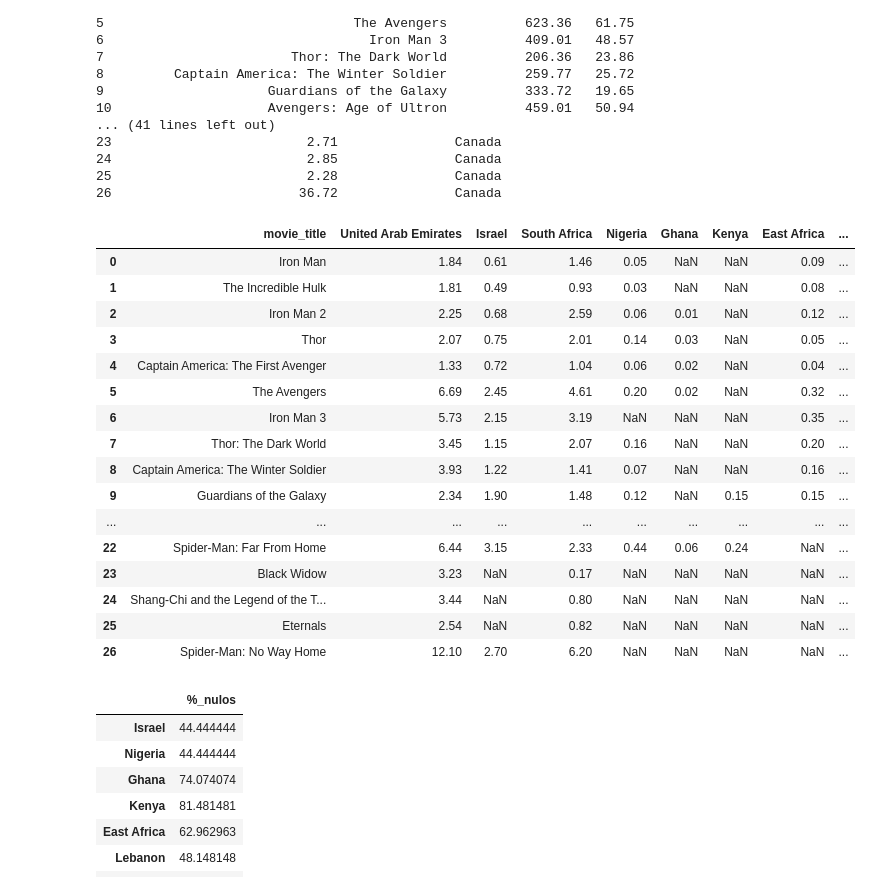
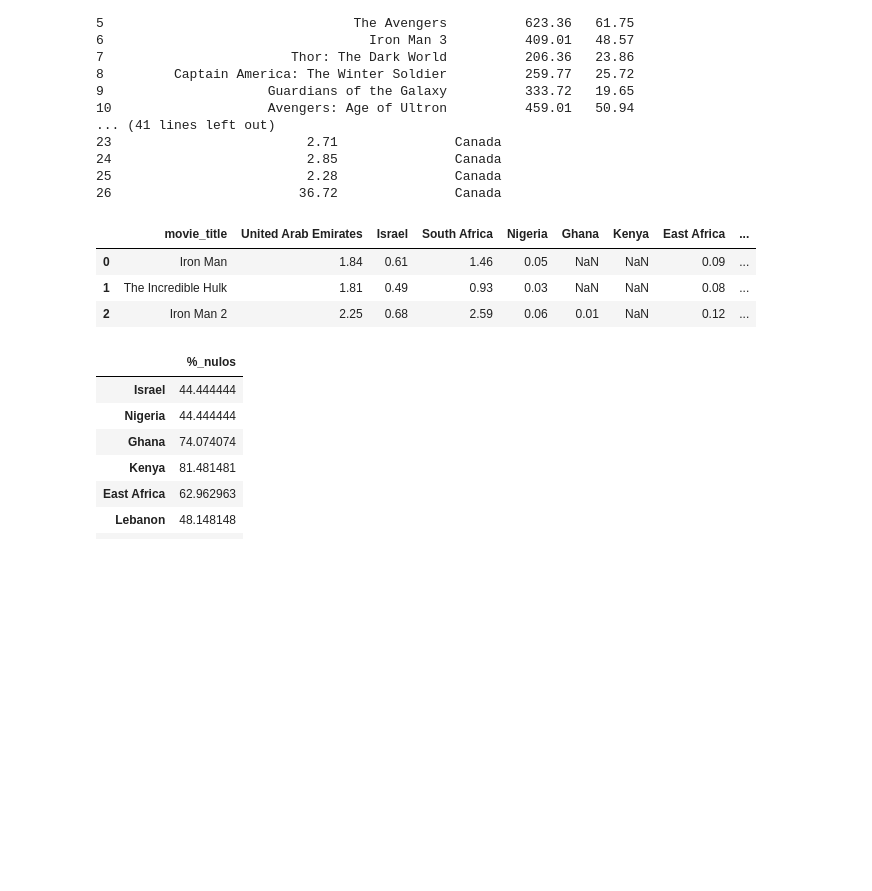
Before and after one commit to JohannaRL/pair_programming_promoG_modulo4_Fedra_Johanna, a Jupyter notebook: explo.ipynb, the cells around one changed output. Saved outputs shown, nothing was run; the diff lists cells and outputs as text; code cells hidden in the pictures; blank space fills up the shorter version.

```diff
--- a/explo.ipynb
+++ b/explo.ipynb
@@ -193,25 +180,12 @@ print(df_north_america)
 26                        36.72               Canada
 # %%
 df_middle_east_and_africa = pd.read_csv("./files/middle_east_and_africa_box_office.csv")
-df_middle_east_and_africa
+df_middle_east_and_africa.head(3)
 # %% [output]
 |  | movie_title | United Arab Emirates | Israel | South Africa | Nigeria | Ghana | Kenya | East Africa | ... |
 | 0 | Iron Man | 1.84 | 0.61 | 1.46 | 0.05 | NaN | NaN | 0.09 | ... |
 | 1 | The Incredible Hulk | 1.81 | 0.49 | 0.93 | 0.03 | NaN | NaN | 0.08 | ... |
 | 2 | Iron Man 2 | 2.25 | 0.68 | 2.59 | 0.06 | 0.01 | NaN | 0.12 | ... |
-| 3 | Thor | 2.07 | 0.75 | 2.01 | 0.14 | 0.03 | NaN | 0.05 | ... |
-| 4 | Captain America: The First Avenger | 1.33 | 0.72 | 1.04 | 0.06 | 0.02 | NaN | 0.04 | ... |
-| 5 | The Avengers | 6.69 | 2.45 | 4.61 | 0.20 | 0.02 | NaN | 0.32 | ... |
-| 6 | Iron Man 3 | 5.73 | 2.15 | 3.19 | NaN | NaN | NaN | 0.35 | ... |
-| 7 | Thor: The Dark World | 3.45 | 1.15 | 2.07 | 0.16 | NaN | NaN | 0.20 | ... |
-| 8 | Captain America: The Winter Soldier | 3.93 | 1.22 | 1.41 | 0.07 | NaN | NaN | 0.16 | ... |
-| 9 | Guardians of the Galaxy | 2.34 | 1.90 | 1.48 | 0.12 | NaN | 0.15 | 0.15 | ... |
-| ... | ... | ... | ... | ... | ... | ... | ... | ... | ... |
-| 22 | Spider-Man: Far From Home | 6.44 | 3.15 | 2.33 | 0.44 | 0.06 | 0.24 | NaN | ... |
-| 23 | Black Widow | 3.23 | NaN | 0.17 | NaN | NaN | NaN | NaN | ... |
-| 24 | Shang-Chi and the Legend of the T... | 3.44 | NaN | 0.80 | NaN | NaN | NaN | NaN | ... |
-| 25 | Eternals | 2.54 | NaN | 0.82 | NaN | NaN | NaN | NaN | ... |
-| 26 | Spider-Man: No Way Home | 12.10 | 2.70 | 6.20 | NaN | NaN | NaN | NaN | ... |
 # %%
 comprobacion_valores_nulos(df_middle_east_and_africa)
 # %% [output]
```
Also changed, not shown: parts of 18 cells of this notebook, 5 other files.
